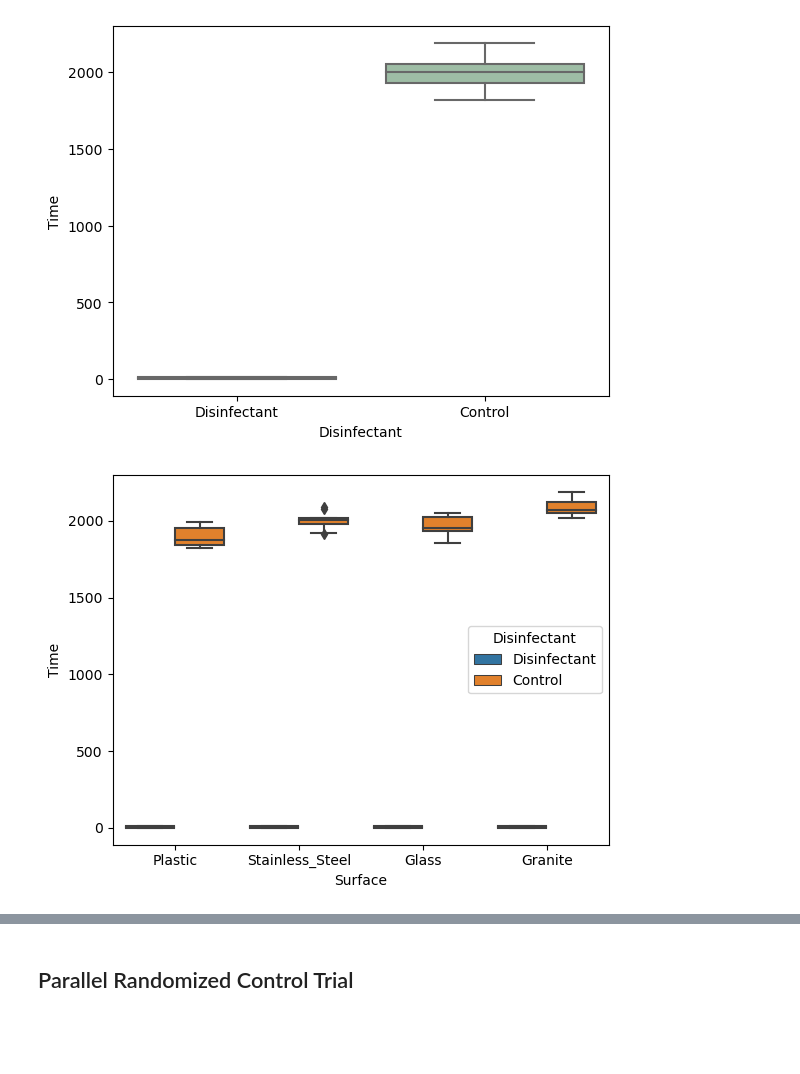
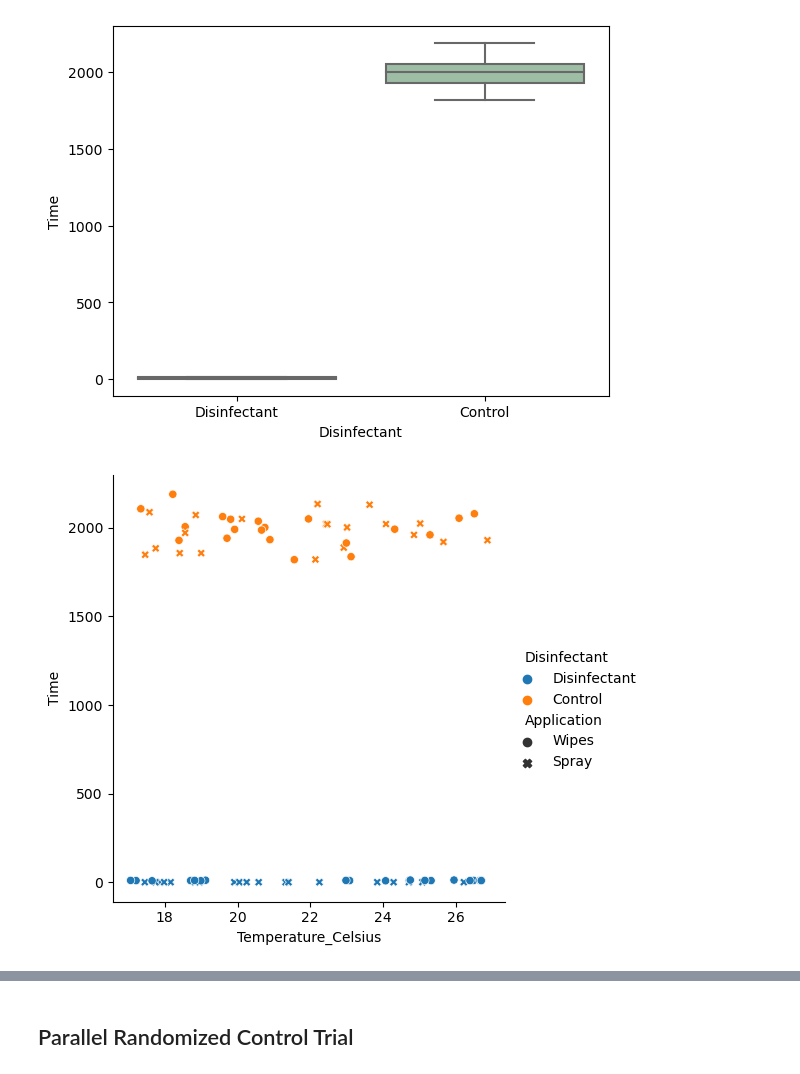
Before and after one commit to mdmmirfan/Virus-Survivability-Test-INF2178, a Jupyter notebook: INF2178_Assignment_2.ipynb, the cells around one changed output, grey strips where cells are left out. Saved outputs shown, nothing was run; the diff lists cells and outputs as text; code cells hidden in the pictures; blank space fills up the shorter version.

```diff
--- a/INF2178_Assignment_2.ipynb
+++ b/INF2178_Assignment_2.ipynb
@@ -256,8 +250,8 @@ plt.show()
 # %% [output]
 [figure]
 # %%
-# Box plot to look at different surfaces
-sns.boxplot(x='Surface', y='Time', hue= 'Disinfectant', data=df)
+#Time vs Tempature with Surface
+sns.relplot(data=df, x='Temperature_Celsius', y='Time', hue="Disinfectant", style='Application')
 plt.show()
 # %% [output]
-[figure, old version]
+[figure, new version]
```
Also changed, not shown: parts of 9 cells of this notebook.
